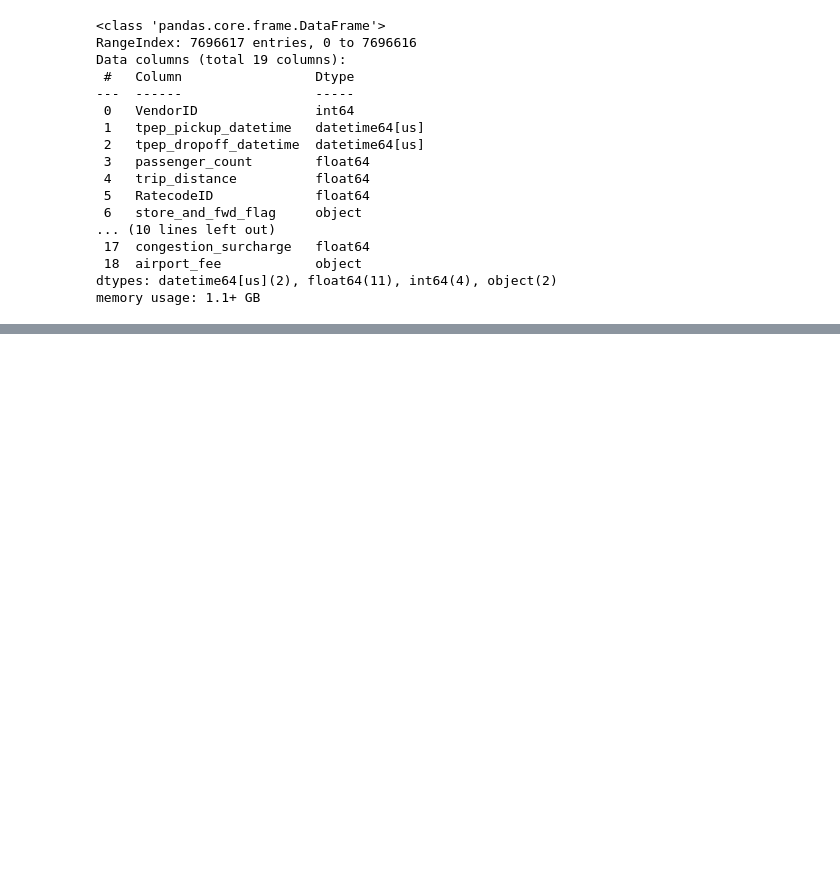
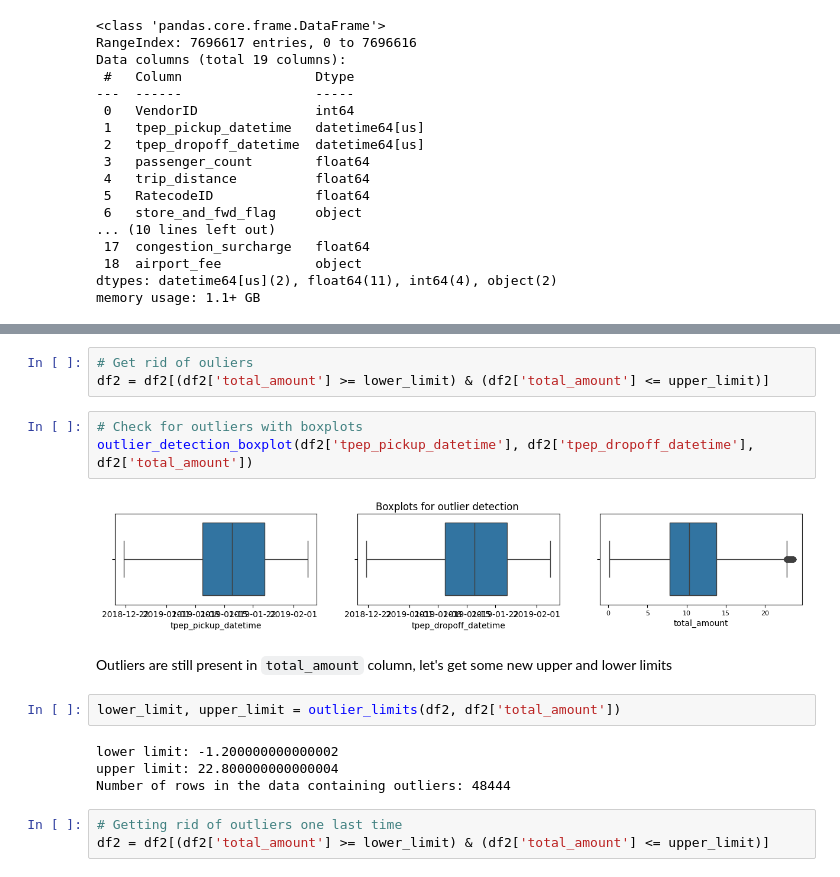
Before and after one commit to LeonardoNeria/New-York-Taxi-Analysis, a Jupyter notebook: main_project.ipynb, the cells around one changed output, grey strips where cells are left out. Cells and saved outputs as stored; diff of their text form; blank space fills up the shorter version.

```diff
--- a/main_project.ipynb
+++ b/main_project.ipynb
@@ -46,0 +194,19 @@ memory usage: 1.1+ GB
+# %%
+# Get rid of ouliers
+df2 = df2[(df2['total_amount'] >= lower_limit) & (df2['total_amount'] <= upper_limit)]
+# %%
+# Check for outliers with boxplots
+outlier_detection_boxplot(df2['tpep_pickup_datetime'], df2['tpep_dropoff_datetime'], df2['total_amount'])
+# %% [output]
+[figure, added]
+# %% [markdown]
+Outliers are still present in `total_amount` column, let's get some new upper and lower limits
+# %%
+lower_limit, upper_limit = outlier_limits(df2, df2['total_amount'])
+# %% [output]
+lower limit: -1.200000000000002
+upper limit: 22.800000000000004
+Number of rows in the data containing outliers: 48444
+# %%
+# Getting rid of outliers one last time
+df2 = df2[(df2['total_amount'] >= lower_limit) & (df2['total_amount'] <= upper_limit)]
```
Also changed, not shown: parts of 33 cells of this notebook.
